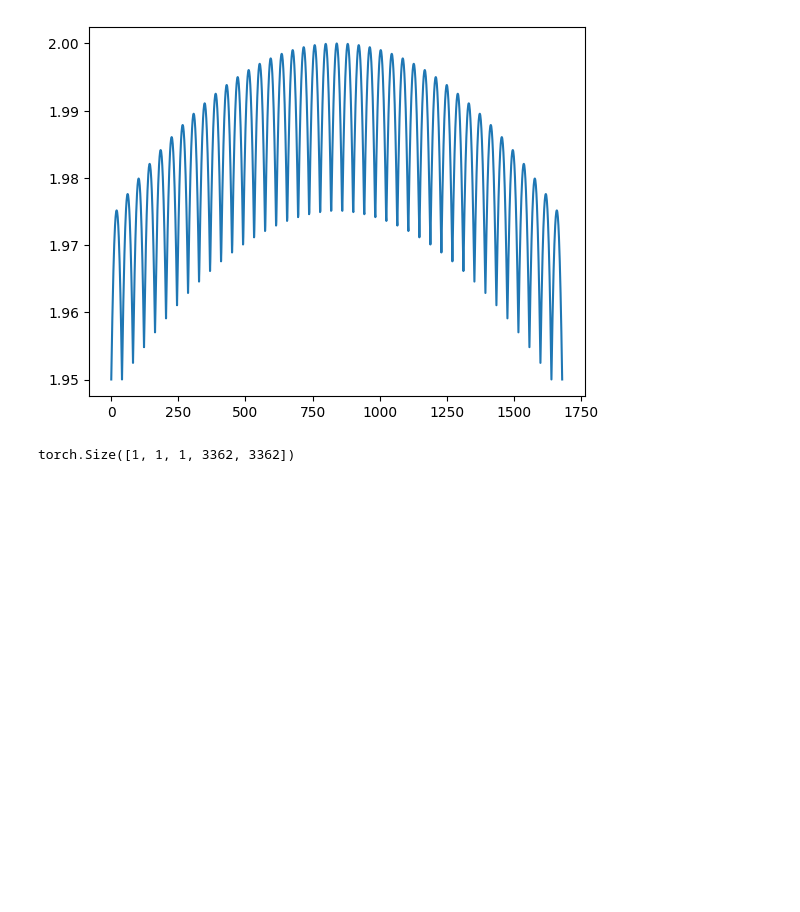
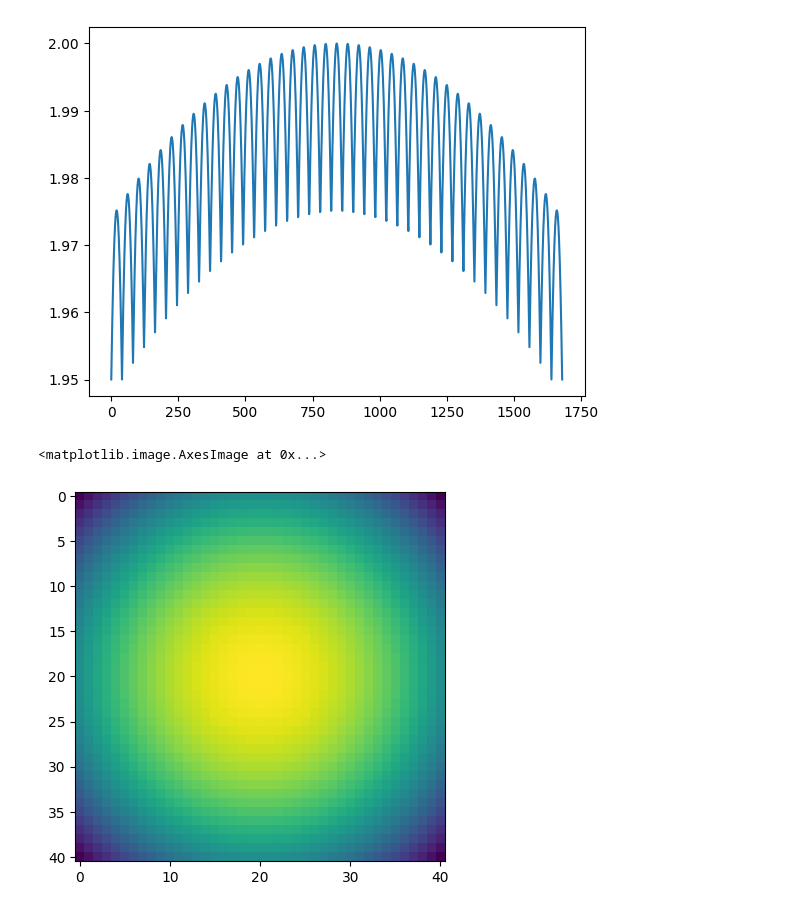
Before and after one commit to RodionovSA/metarcwa, a Jupyter notebook: homogeneous_tests.ipynb, the cells around one changed output. Drawn from its saved outputs; the diff is of its cells as text; code cells hidden in the pictures; blank space fills up the shorter version.

```diff
--- a/homogeneous_tests.ipynb
+++ b/homogeneous_tests.ipynb
@@ -128,6 +128,11 @@ plt.plot((-1j*lam[0, 0, 0, :1681]).real.cpu())
 [<matplotlib.lines.Line2D at 0x...>]
 [figure]
 # %%
-V.shape
+lam_one = lam[..., :lam.shape[-1]//2]
+
+lam_new = lam_one.reshape([*lam_one.shape[:-1], 2*M+1, 2*N+1])
+
+plt.imshow((-1j*lam_new[0, 0, 0, :,:]).real.cpu())
 # %% [output]
-torch.Size([1, 1, 1, 3362, 3362])
+<matplotlib.image.AxesImage at 0x...>
+[figure, added]
```
Also changed, not shown: parts of 5 cells of this notebook.
